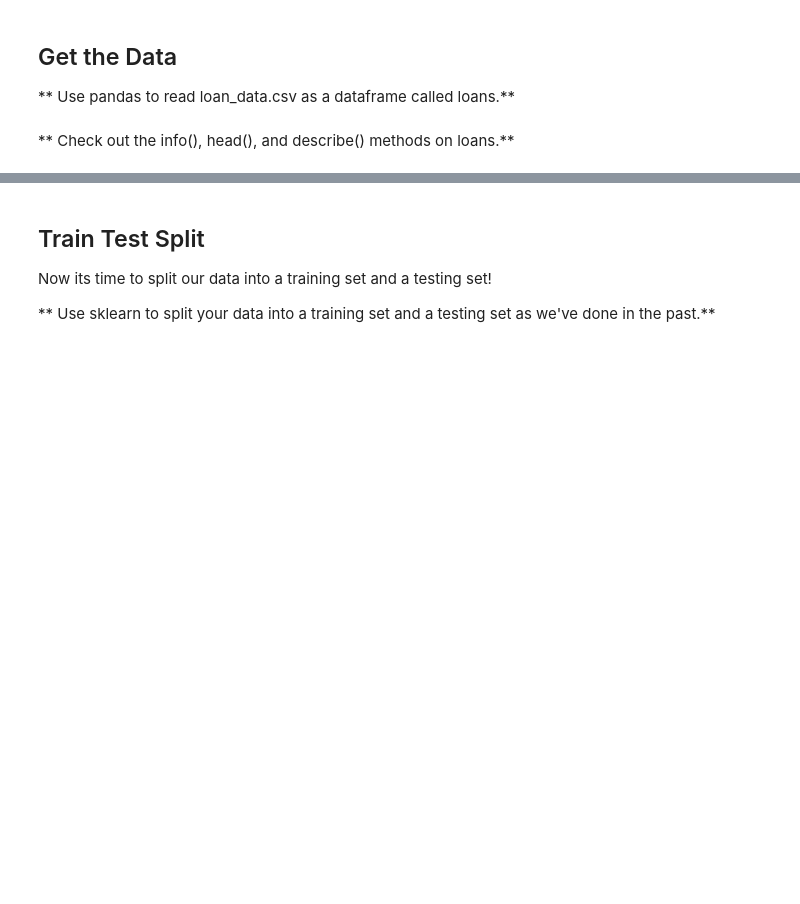
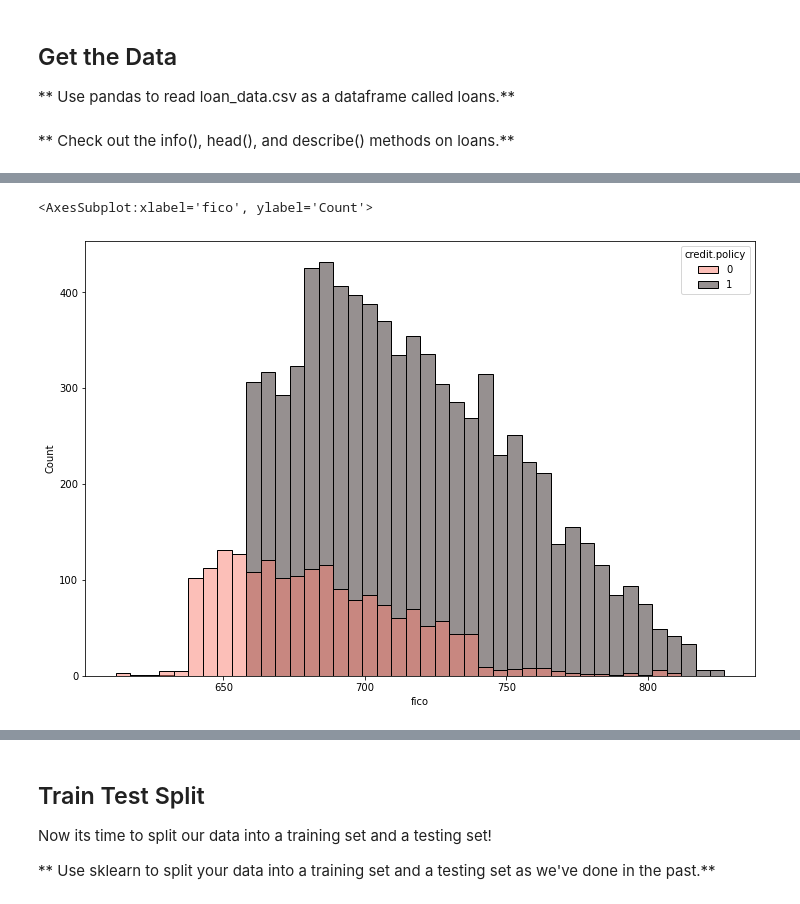
Before and after one commit to Marcelunilsson/Udemy, a Jupyter notebook: Py_DS_ML_Bootcamp/15-Decision-Trees-and-Random-Forests/02-Decision Trees and Random Forest Project.ipynb, the cells around one changed output, grey strips where cells are left out. Cells and saved outputs as stored; diff of their text form; code cells hidden in the pictures; blank space fills up the shorter version.

```diff
--- a/Py_DS_ML_Bootcamp/15-Decision-Trees-and-Random-Forests/02-Decision Trees and Random Forest Project.ipynb
+++ b/Py_DS_ML_Bootcamp/15-Decision-Trees-and-Random-Forests/02-Decision Trees and Random Forest Project.ipynb
@@ -33,5 +39,7 @@ Here are what the columns represent:
 ## Get the Data
 
 ** Use pandas to read loan_data.csv as a dataframe called loans.**
+# %%
+loans = pd.read_csv("loan_data.csv")
 # %% [markdown]
 ** Check out the info(), head(), and describe() methods on loans.**
@@ -37,0 +95,7 @@ Here are what the columns represent:
+# %%
+plt.figure(figsize=(12, 8))
+
+sns.histplot(data = loans, x="fico", hue="credit.policy", palette="dark:salmon_r")
+# %% [output]
+<AxesSubplot:xlabel='fico', ylabel='Count'>
+[figure, added]
```
Also changed, not shown: parts of 54 cells of this notebook.
